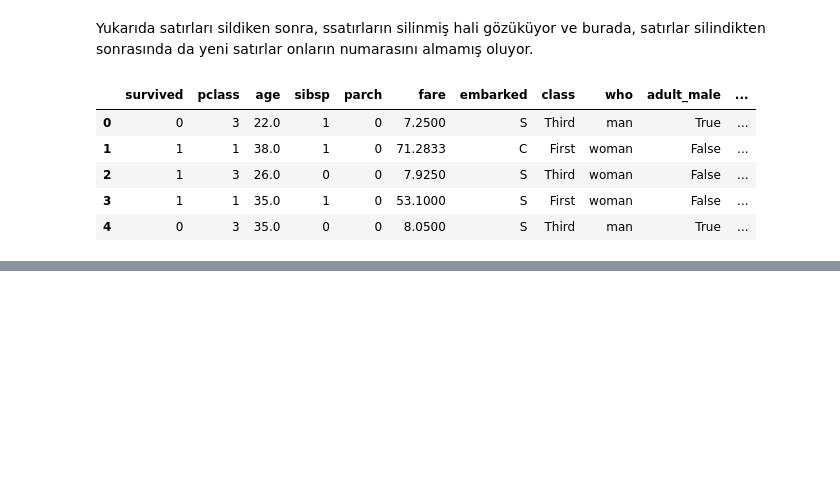
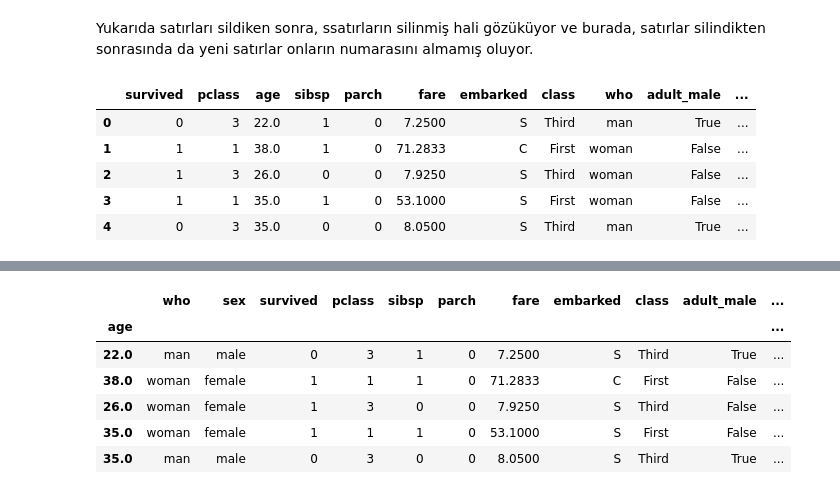
Before and after one commit to mtekfidan13/MiuulMakineOgrenmesiYazKampi, a Jupyter notebook: Pandas/pandasta seçim işlemleri.ipynb, the cells around one changed output, grey strips where cells are left out. Cells and saved outputs as stored; diff of their text form; code cells hidden in the pictures; blank space fills up the shorter version.

```diff
--- a/Pandas/pandasta seçim işlemleri.ipynb
+++ b/Pandas/pandasta seçim işlemleri.ipynb
@@ -137,0 +202,13 @@ df.drop(columns=["sex"]).head()
+# %%
+df = df[['who','sex','survived', 'pclass', 'sibsp', 'parch', 'fare', 'embarked',
+       'class', 'adult_male', 'deck', 'embark_town', 'alive', 'alone']] # Eğer kolonların yerini değiştirmek istersen bu şekilde bir yöntem izleyebilirsin... :)
+# %%
+df.head()
+# %% [output]
+|  | who | sex | survived | pclass | sibsp | parch | fare | embarked | class | adult_male | ... |
+| age |  |  |  |  |  |  |  |  |  |  | ... |
+| 22.0 | man | male | 0 | 3 | 1 | 0 | 7.2500 | S | Third | True | ... |
+| 38.0 | woman | female | 1 | 1 | 1 | 0 | 71.2833 | C | First | False | ... |
+| 26.0 | woman | female | 1 | 3 | 0 | 0 | 7.9250 | S | Third | False | ... |
+| 35.0 | woman | female | 1 | 1 | 1 | 0 | 53.1000 | S | First | False | ... |
+| 35.0 | man | male | 0 | 3 | 0 | 0 | 8.0500 | S | Third | True | ... |
```
Also changed, not shown: parts of 8 cells of this notebook.
